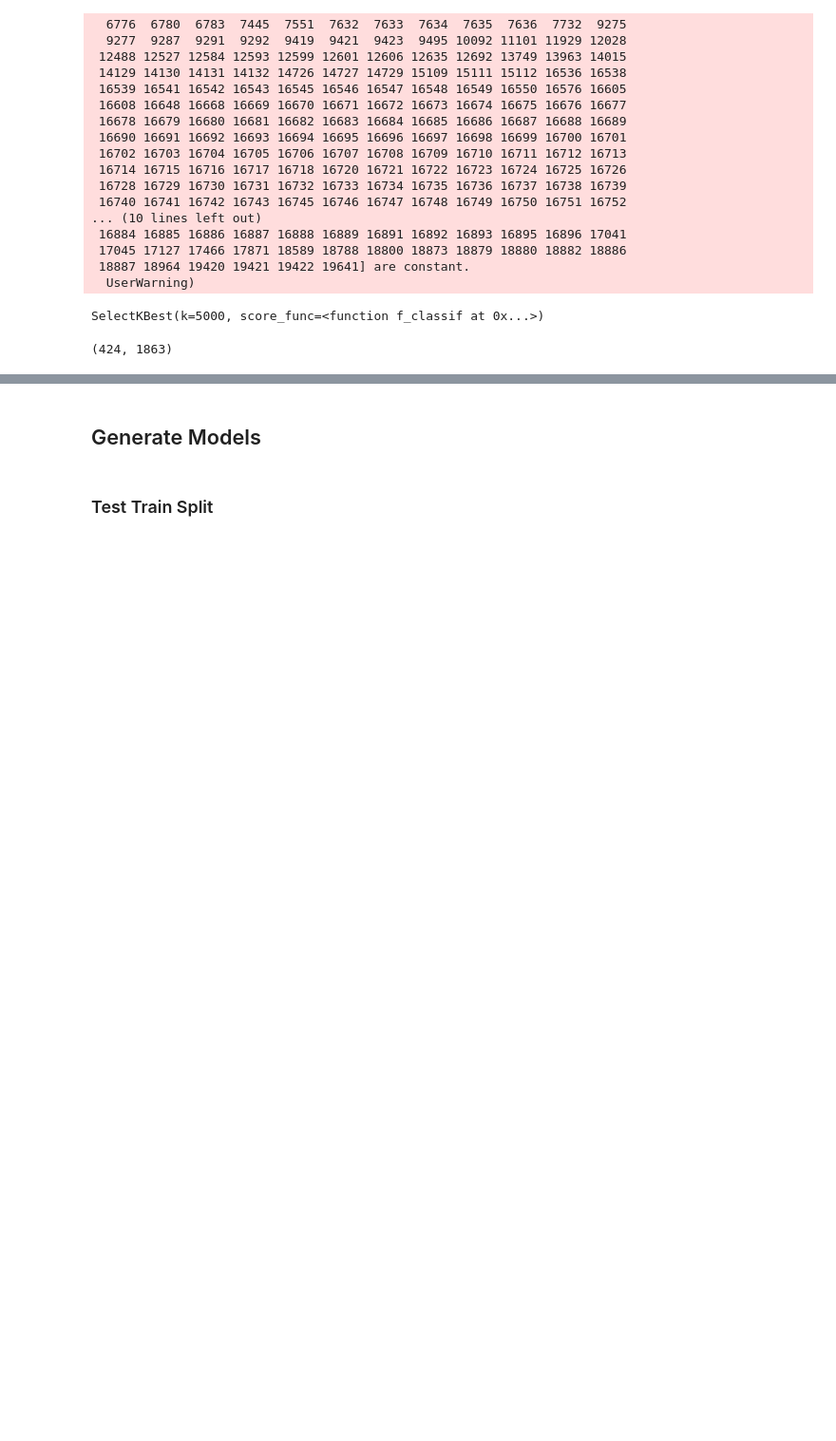
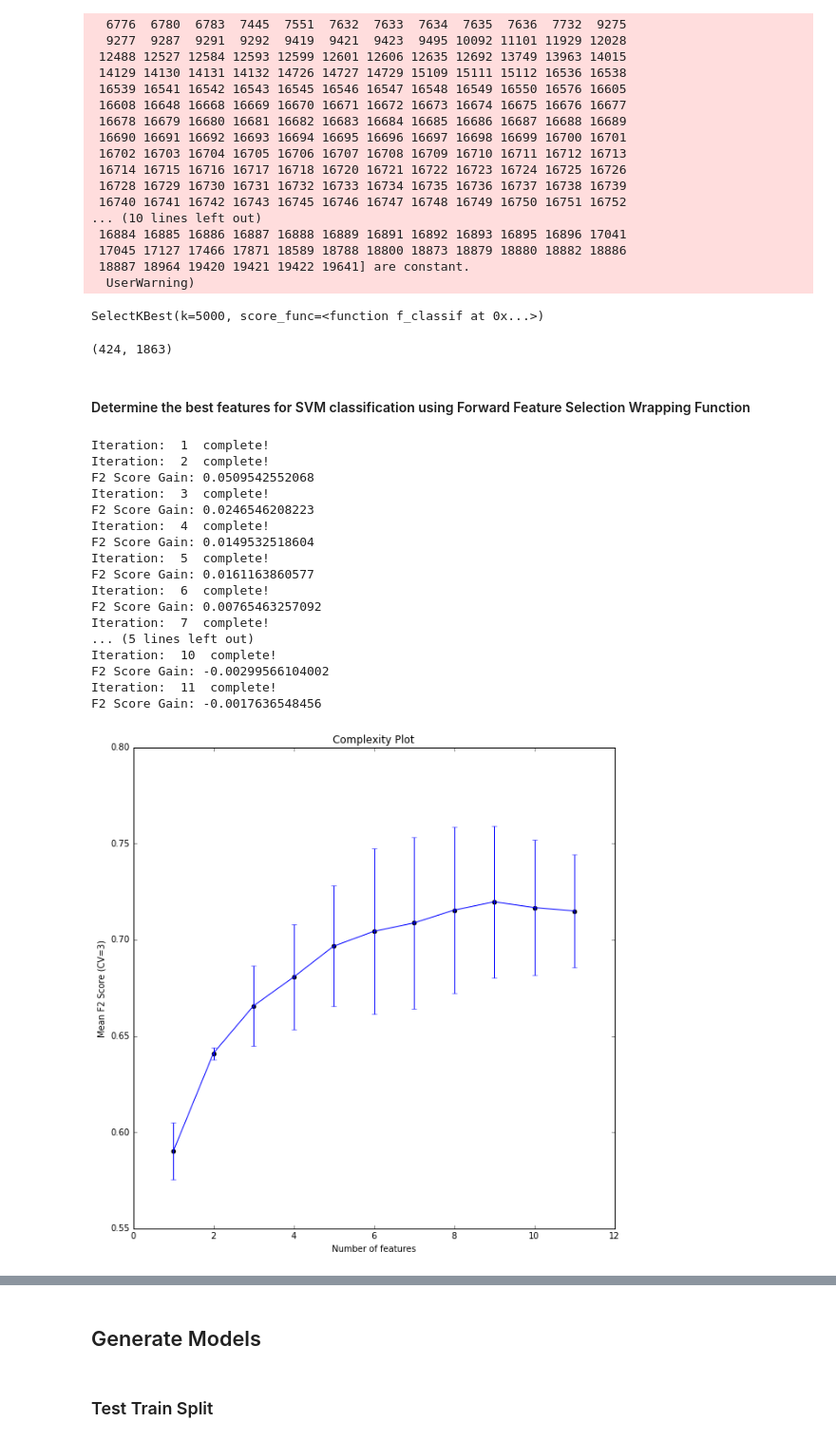
Before and after one commit to CCThompson82/Prostate_metastasis, a Jupyter notebook: PCa_Metastasis.ipynb, the cells around one changed output, grey strips where cells are left out. Shown at 95% size. Saved outputs shown, nothing was run; the diff lists cells and outputs as text; code cells hidden in the pictures; blank space fills up the shorter version.

```diff
--- a/PCa_Metastasis.ipynb
+++ b/PCa_Metastasis.ipynb
@@ -227,3 +227,5 @@ X_k = X_scaled.loc[:,F_best]
 print(X_k.shape)
 # %% [output]
 (424, 1863)
+# %% [markdown]
+#### Determine the best features for SVM classification using Forward Feature Selection Wrapping Function
@@ -229,0 +291,39 @@ print(X_k.shape)
+# %%
+from sklearn.svm import SVC
+estimator = SVC(C=1,
+          kernel='linear',
+          probability=False,
+          tol=0.01,
+          cache_size=200,
+          gamma = 'auto',
+          class_weight='balanced',
+          verbose=False,
+          max_iter=-1,
+          random_state= 123)
+
+k_features, DF = wrapper(estimator,
+                         X_k,
+                         y,
+                         max_features= 15,
+                         show_max= False,
+                         steps_down=2,
+                         gain_tolerance = 0.001)
+# %% [output]
+Iteration:  1  complete!
+Iteration:  2  complete!
+F2 Score Gain: 0.0509542552068
+Iteration:  3  complete!
+F2 Score Gain: 0.0246546208223
+Iteration:  4  complete!
+F2 Score Gain: 0.0149532518604
+Iteration:  5  complete!
+F2 Score Gain: 0.0161163860577
+Iteration:  6  complete!
+F2 Score Gain: 0.00765463257092
+Iteration:  7  complete!
+... (5 lines left out)
+Iteration:  10  complete!
+F2 Score Gain: -0.00299566104002
+Iteration:  11  complete!
+F2 Score Gain: -0.0017636548456
+[figure, added]
```
Also changed, not shown: parts of 12 cells of this notebook.
